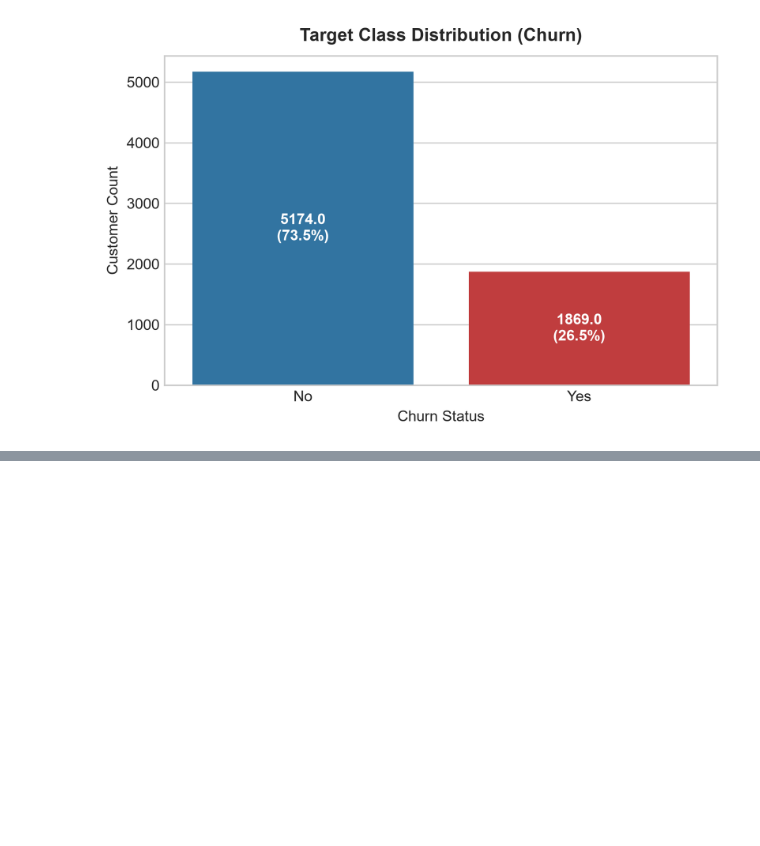
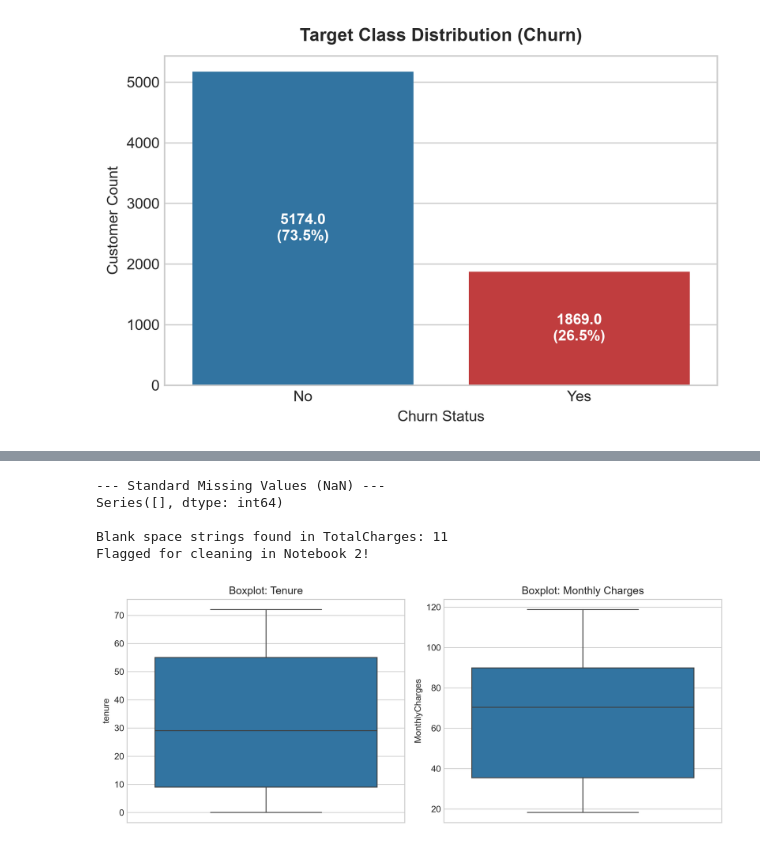
Before and after one commit to kwekumorgan/telco_churn_project, a Jupyter notebook: notebooks/01_data_understanding_and_exploration.ipynb, the cells around one changed output, grey strips where cells are left out. Drawn from its saved outputs; the diff is of its cells as text; code cells hidden in the pictures; blank space fills up the shorter version.

```diff
--- a/notebooks/01_data_understanding_and_exploration.ipynb
+++ b/notebooks/01_data_understanding_and_exploration.ipynb
@@ -118,0 +154,29 @@ Passing `palette` without assigning `hue` is deprecated and will be removed in v
+# %%
+# 1. Standard Missing Values
+print("--- Standard Missing Values (NaN) ---")
+print(df.isnull().sum()[df.isnull().sum() > 0])
+
+# 2. Identify Hidden Blank Strings in TotalCharges
+blank_count = (df['TotalCharges'].str.strip() == "").sum()
+print(f"\nBlank space strings found in TotalCharges: {blank_count}")
+print("Flagged for cleaning in Notebook 2!")
+
+# 3. Boxplots for Outlier Identification
+fig, axes = plt.subplots(1, 2, figsize=(10, 4))
+
+sns.boxplot(data=df, y='tenure', ax=axes[0], color='#1f77b4')
+axes[0].set_title('Boxplot: Tenure')
+
+sns.boxplot(data=df, y='MonthlyCharges', ax=axes[1], color='#1f77b4')
+axes[1].set_title('Boxplot: Monthly Charges')
+
+plt.tight_layout()
+plt.savefig('../plots/04_outlier_inspection.png')
+plt.show()
+# %% [output]
+--- Standard Missing Values (NaN) ---
+Series([], dtype: int64)
+
+Blank space strings found in TotalCharges: 11
+Flagged for cleaning in Notebook 2!
+[figure, added]
```
Also changed, not shown: parts of 1 cell of this notebook, 6 other files.
